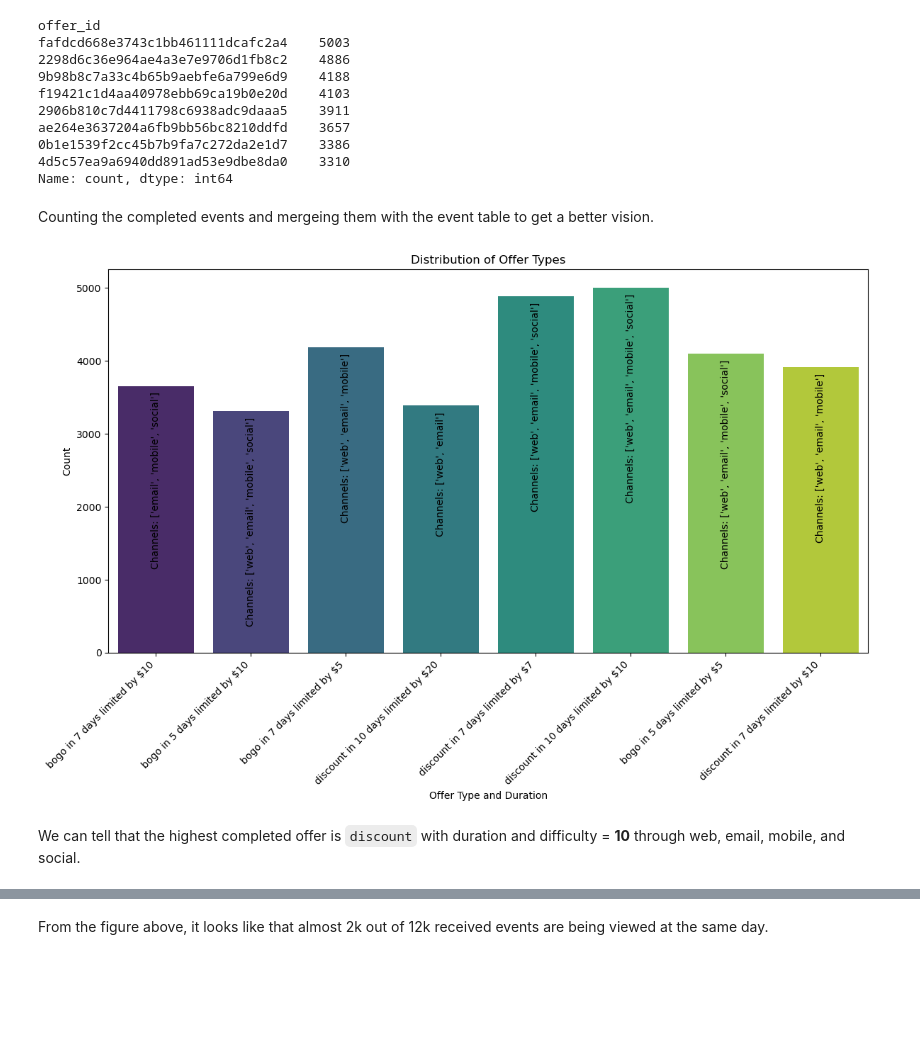
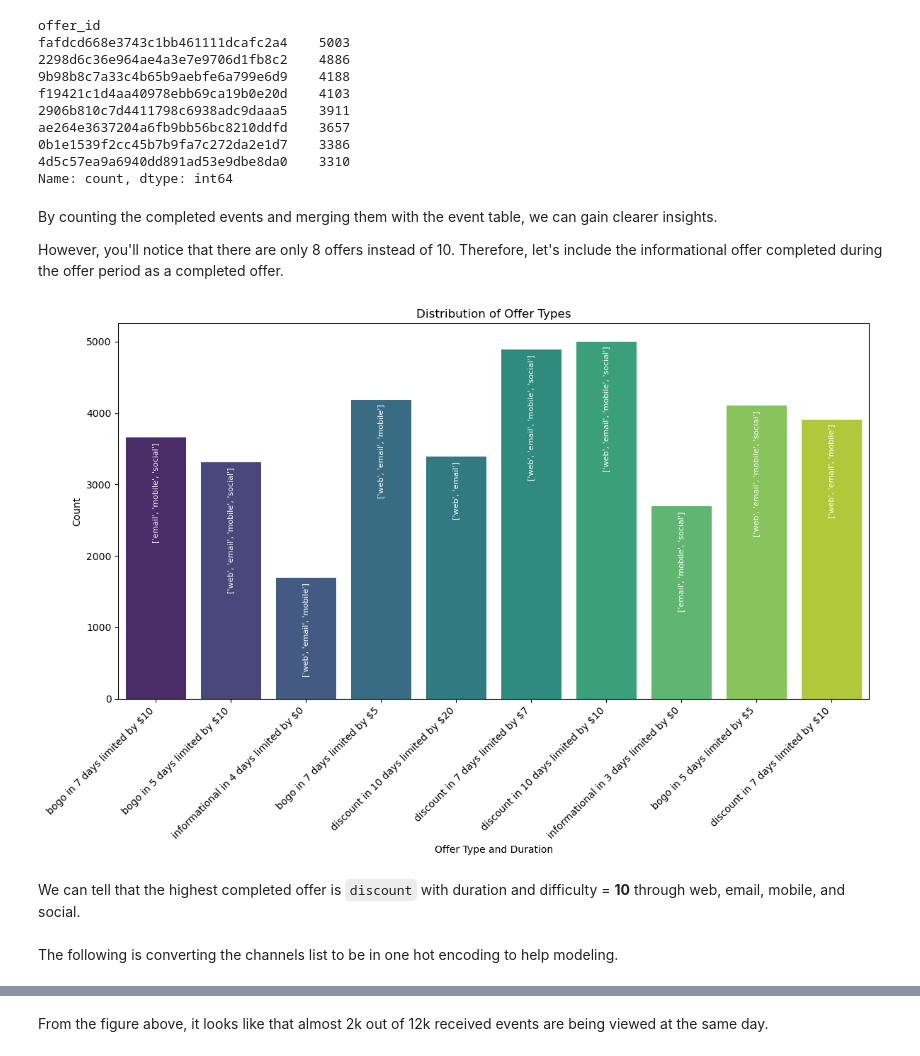
Before and after one commit to youssefreda02/Starbucks-Capstone-Challenge, a Jupyter notebook: Starbucks_Capstone_notebook.ipynb, the cells around one changed output, grey strips where cells are left out. Drawn from its saved outputs; the diff is of its cells as text; code cells hidden in the pictures; blank space fills up the shorter version.

```diff
--- a/Starbucks_Capstone_notebook.ipynb
+++ b/Starbucks_Capstone_notebook.ipynb
@@ -402,5 +416,7 @@ ae264e3637204a6fb9bb56bc8210ddfd    3657
 0b1e1539f2cc45b7b9fa7c272da2e1d7    3386
 4d5c57ea9a6940dd891ad53e9dbe8da0    3310
 Name: count, dtype: int64
-# %% [markdown]
-Counting the completed events and mergeing them with the event table to get a better vision.
+# %% [markdown]
+By counting the completed events and merging them with the event table, we can gain clearer insights.
+
+However, you'll notice that there are only 8 offers instead of 10. Therefore, let's include the informational offer completed during the offer period as a completed offer.
@@ -407,35 +484,38 @@ Counting the completed events and mergeing them with the event table to get a be
 # %%
-
+count_merged_df = portfolio.merge(transcript_clean[transcript_clean['event'] == 'offer completed'].value_counts('offer_id'), left_on= 'id', right_on= 'offer_id')
 # Step 1: Create x-axis labels by combining 'offer_type', 'duration', and 'difficulty'
 count_merged_df['x_axis'] = count_merged_df['offer_type'] + ' in ' + count_merged_df['duration'].astype(str) + ' days limited by $' + count_merged_df['difficulty'].astype(str)
 
 # Filter the DataFrame to only include rows with a non-zero count
 filtered_df = count_merged_df[count_merged_df['count'] != 0]
 
 # Step 2: Plotting
 plt.figure(figsize=(12, 8))
 bar_plot = sns.barplot(x='x_axis', y='count', data=filtered_df, palette='viridis', hue = count_merged_df['x_axis'], legend = False)
 
 # Step 3: Adding channel information to each bar
 i= 0
 for _, row in filtered_df.iterrows():
     bar_plot.text(i, row['count'],
-                  f"Channels: {row['channels']}  ",
-                  color='black',
+                  f"{row['channels']}  ",
+                  color='white',
                   ha='center',
                   va= 'top',
-                  rotation=90)
+                  rotation=90,
+                  fontsize = 8)
     i = i+1
 
 plt.title('Distribution of Offer Types')
 plt.xlabel('Offer Type and Duration')
 plt.ylabel('Count')
 
 # Rotate x-axis labels for better readability
 plt.xticks(rotation=45, ha='right')
 plt.tight_layout()  # Adjust layout to make room for the labels
 plt.show()
 # %% [output]
-[figure, old version]
+[figure, new version]
 # %% [markdown]
 We can tell that the highest completed offer is `discount` with duration and difficulty = **10** through web, email, mobile, and social.
+# %% [markdown]
+The following is converting the channels list to be in one hot encoding to help modeling.
```
Also changed, not shown: parts of 59 cells of this notebook, 11 other files.
